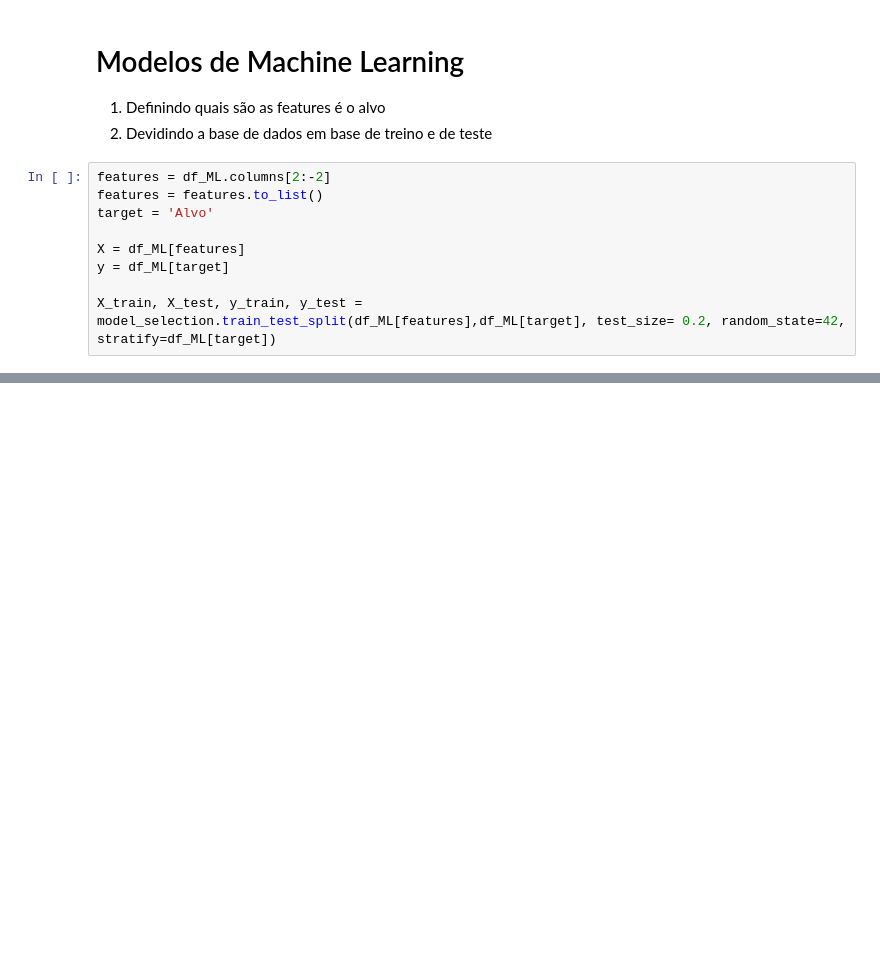
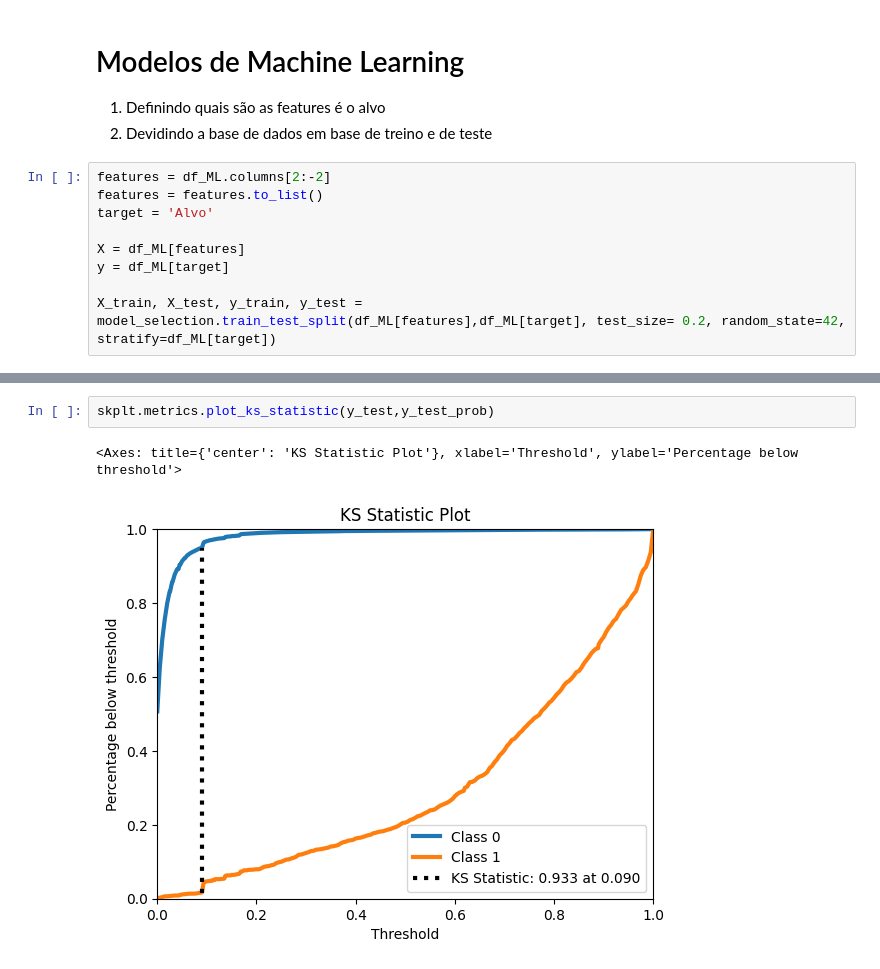
Before and after one commit to paulinhoy/Predicao_assinaturas, a Jupyter notebook: Modelo/init_model.ipynb, the cells around one changed output, grey strips where cells are left out. Cells and saved outputs as stored; diff of their text form; blank space fills up the shorter version.

```diff
--- a/Modelo/init_model.ipynb
+++ b/Modelo/init_model.ipynb
@@ -262,0 +314,5 @@ auc base de test 0.89497994974958
+# %%
+skplt.metrics.plot_ks_statistic(y_test,y_test_prob)
+# %% [output]
+<Axes: title={'center': 'KS Statistic Plot'}, xlabel='Threshold', ylabel='Percentage below threshold'>
+[figure, added]
```
Also changed, not shown: parts of 25 cells of this notebook, 2 other files.
